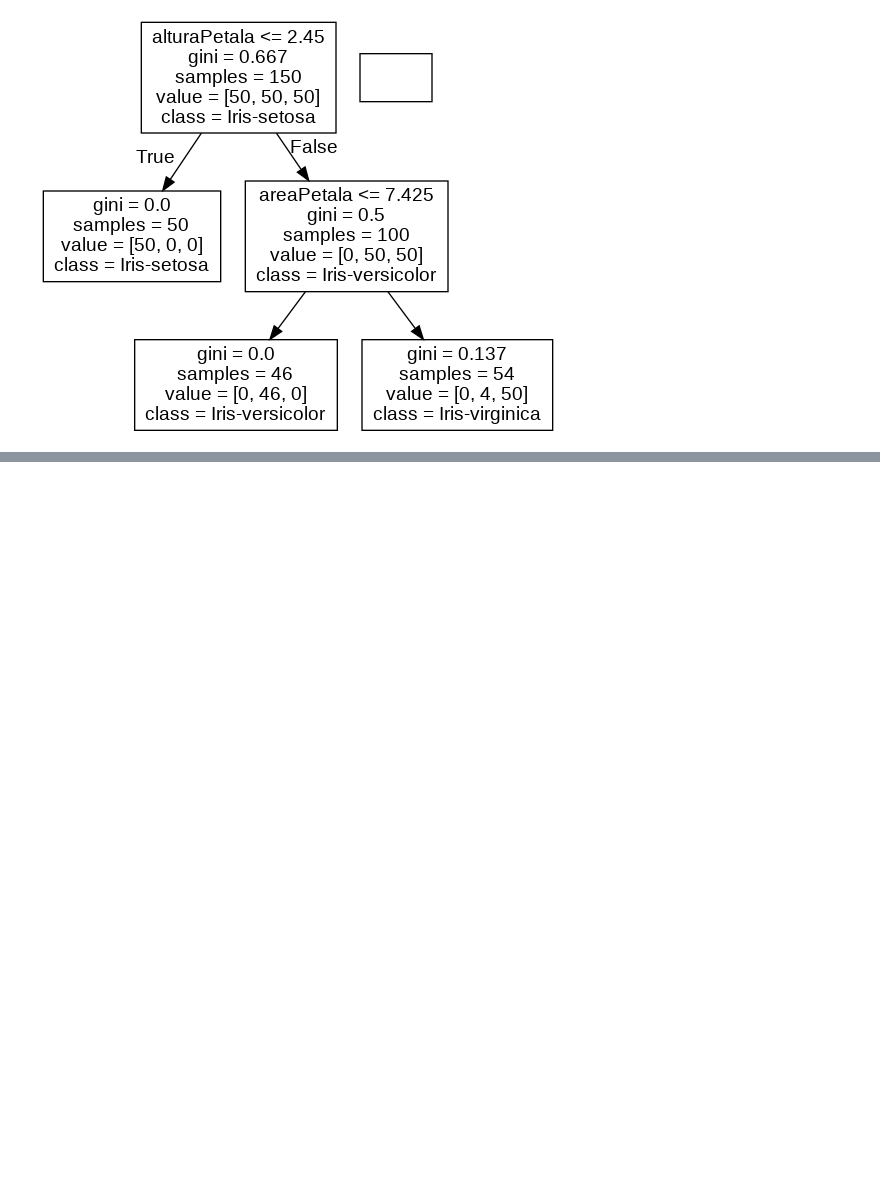
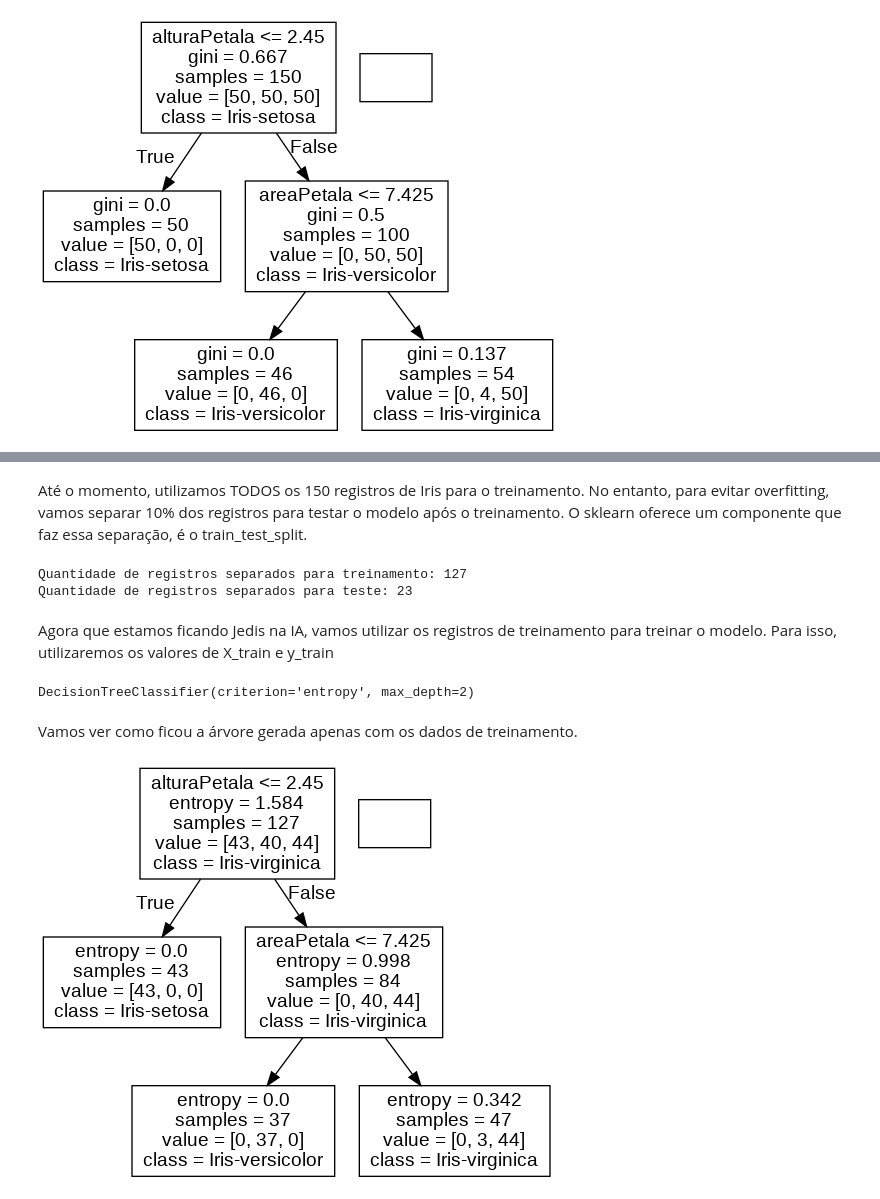
Before and after one commit to xMORRICEx/CeubOS, a Jupyter notebook: Classificação_Íris.ipynb, the cells around one changed output, grey strips where cells are left out. Drawn from its saved outputs; the diff is of its cells as text; code cells hidden in the pictures; blank space fills up the shorter version.

```diff
--- a/Classificação_Íris.ipynb
+++ b/Classificação_Íris.ipynb
@@ -132,0 +146,37 @@ Image(graph.create_png())
+# %% [markdown]
+Até o momento, utilizamos TODOS os 150 registros de Iris para o treinamento. No entanto, para evitar overfitting, vamos separar 10% dos registros para testar o modelo após o treinamento. O sklearn oferece um componente que faz essa separação, é o train_test_split.
+# %%
+from sklearn.model_selection import train_test_split
+X_train,X_test,y_train,y_test = train_test_split(X,y,test_size=0.15)
+print("Quantidade de registros separados para treinamento:",len(X_train))
+print("Quantidade de registros separados para teste:", len(X_test))
+# %% [output]
+Quantidade de registros separados para treinamento: 127
+Quantidade de registros separados para teste: 23
+# %% [markdown]
+Agora que estamos ficando Jedis na IA, vamos utilizar os registros de treinamento para treinar o modelo. Para isso, utilizaremos os valores de X_train e y_train
+# %%
+from sklearn.tree import DecisionTreeClassifier as dtc
+objClassificador2 = dtc(criterion="entropy",max_depth=2)
+objClassificador2.fit(X_train,y_train)
+# %% [output]
+DecisionTreeClassifier(criterion='entropy', max_depth=2)
+# %% [markdown]
+Vamos ver como ficou a árvore gerada apenas com os dados de treinamento.
+# %%
+from IPython.display import Image
+from sklearn import tree
+import pydotplus
+
+# Create DOT data
+dot_data = tree.export_graphviz(objClassificador2, out_file=None,
+                                feature_names=variaveisIndependentes,
+                                class_names=dataFrame.classe.unique())
+
+# Draw graph
+graph = pydotplus.graph_from_dot_data(dot_data)
+
+# Show graph
+Image(graph.create_png())
+# %% [output]
+[figure, added]
```
Also changed, not shown: parts of 4 cells of this notebook.
